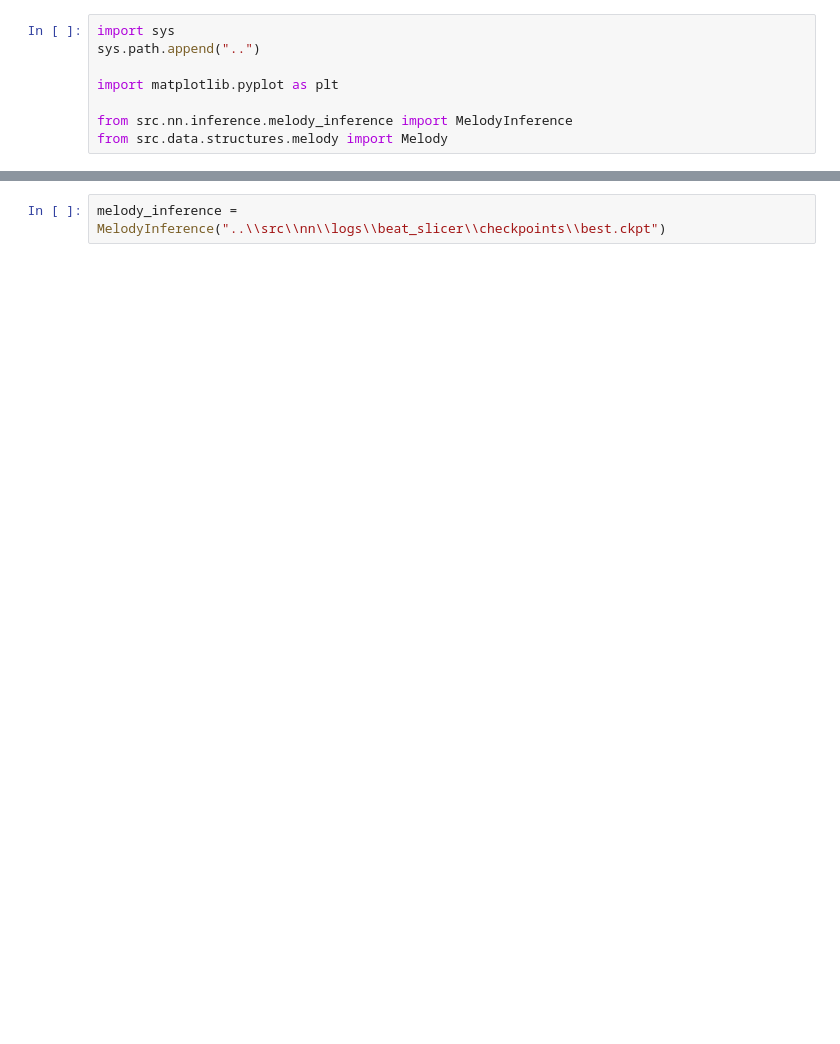
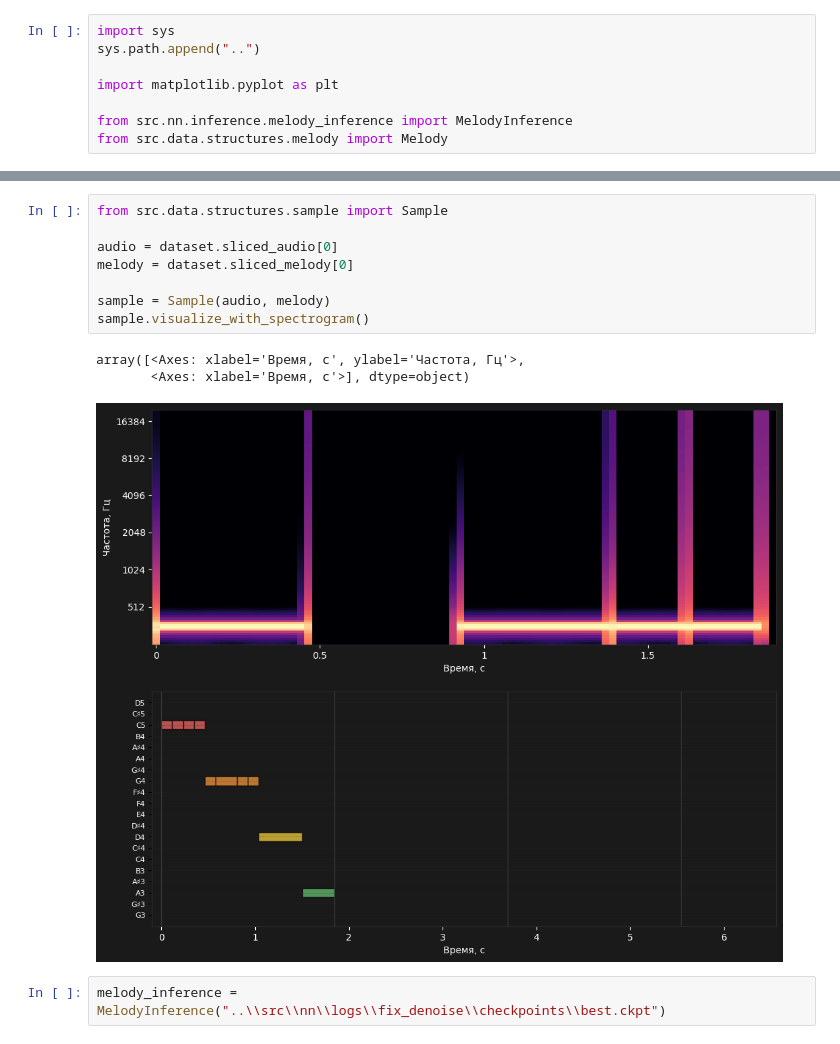
Before and after one commit to HerrPhoton/plagitune, a Jupyter notebook: notebooks/inference.ipynb, the cells around one changed output, grey strips where cells are left out. Saved outputs shown, nothing was run; the diff lists cells and outputs as text; blank space fills up the shorter version.

```diff
--- a/notebooks/inference.ipynb
+++ b/notebooks/inference.ipynb
@@ -18,5 +26,17 @@ midi = f"..\\datasets\\melody_extraction\\raw\\train\\Daft Punk - Get Lucky\\lab
+# %%
+from src.data.structures.sample import Sample
+
+audio = dataset.sliced_audio[0]
+melody = dataset.sliced_melody[0]
+
+sample = Sample(audio, melody)
+sample.visualize_with_spectrogram()
+# %% [output]
+array([<Axes: xlabel='Время, с', ylabel='Частота, Гц'>,
+       <Axes: xlabel='Время, с'>], dtype=object)
+[figure, added]
 # %%
-melody_inference = MelodyInference("..\\src\\nn\\logs\\beat_slicer\\checkpoints\\best.ckpt")
+melody_inference = MelodyInference("..\\src\\nn\\logs\\fix_denoise\\checkpoints\\best.ckpt")
 # %%
 fig, ax = plt.subplots(2, 1, figsize=(15, 10))
 fig.patch.set_facecolor('#1A1A1A')
```
Also changed, not shown: parts of 4 cells of this notebook, 11 other files.
